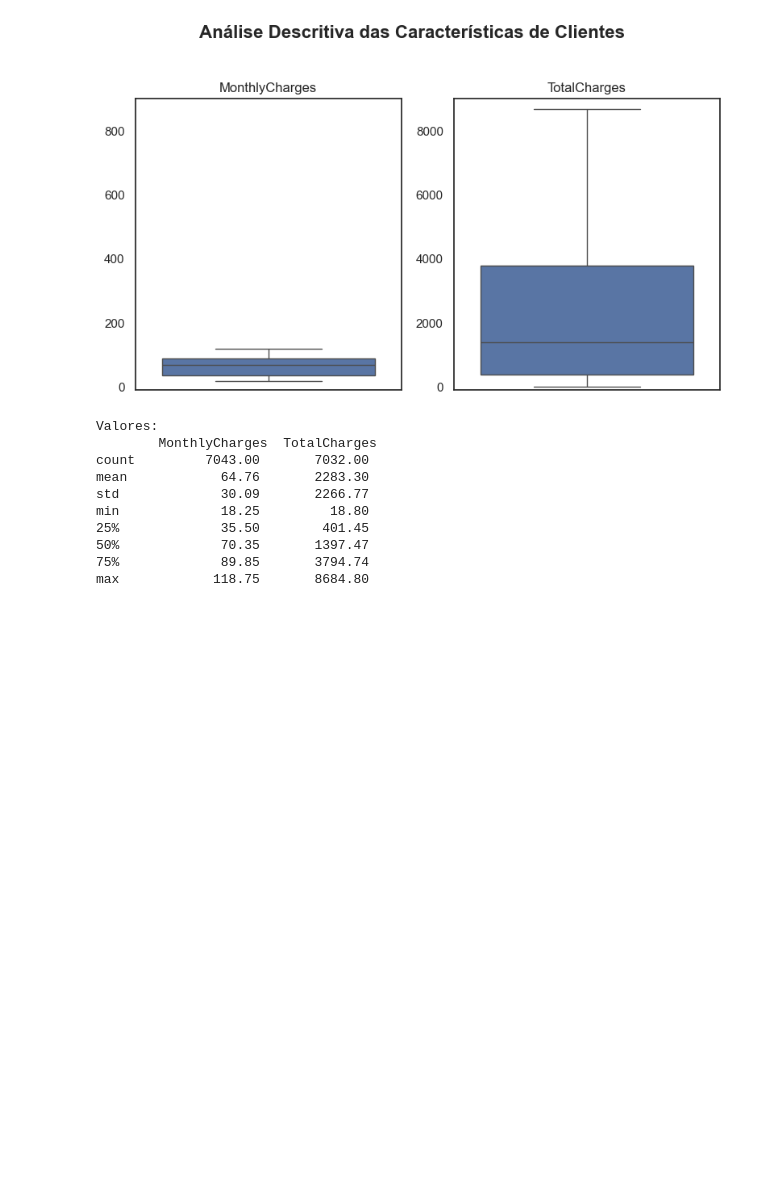
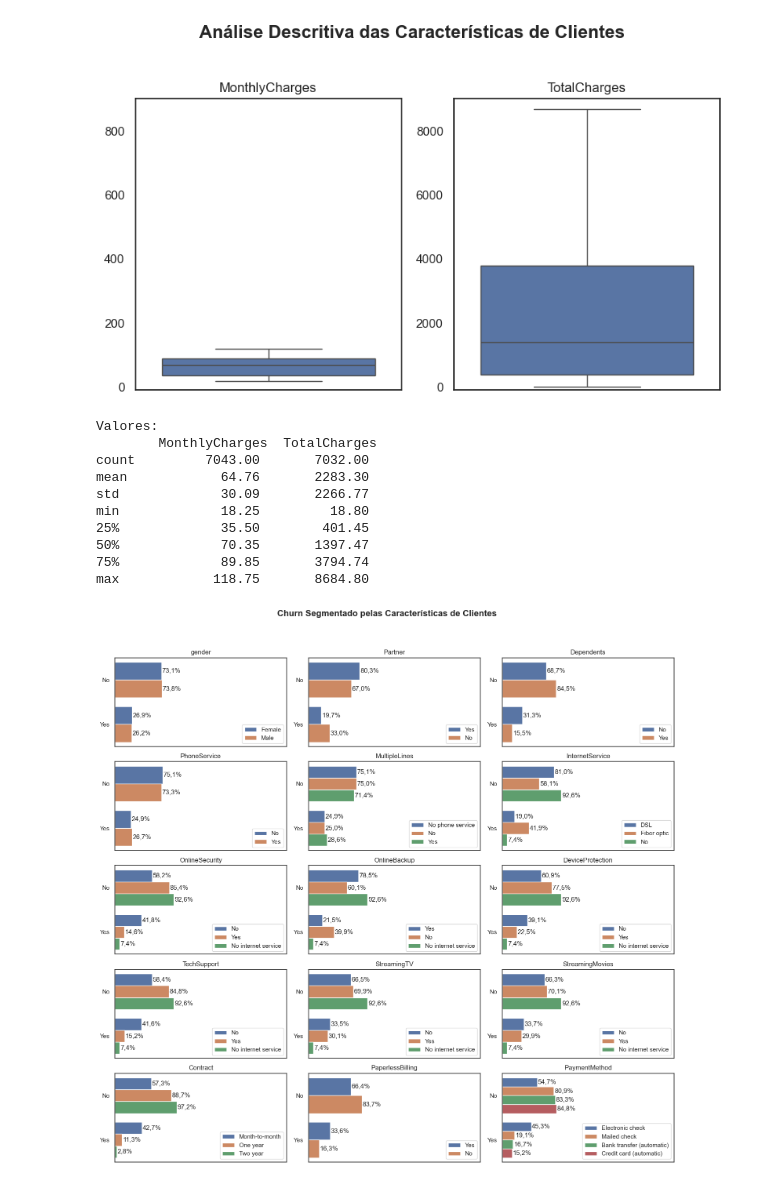
Before and after one commit to donikurtz/ChurnAnalysis-Telco, a Jupyter notebook: 01_analise_dados.ipynb, the cells around one changed output. Saved outputs shown, nothing was run; the diff lists cells and outputs as text; code cells hidden in the pictures; blank space fills up the shorter version.

```diff
--- a/01_analise_dados.ipynb
+++ b/01_analise_dados.ipynb
@@ -166,3 +166,60 @@ min             18.25         18.80
 50%             70.35       1397.47
 75%             89.85       3794.74
 max            118.75       8684.80
+# %%
+
+sns.set(style="white")
+
+# Lista de todas as colunas que deseja plotar
+todas_colunas = df.dtypes[(df.dtypes == 'object')&(df.dtypes.index != 'customerID')&(df.dtypes.index != 'Churn')].index
+num_cols = 3  # Número de colunas por linha
+
+# Criando a figura e os subplots (eixos) com duas linhas e três colunas
+fig, ax = plt.subplots(nrows=ceil(len(todas_colunas)/num_cols), ncols=num_cols, figsize=(15, 15))
+
+# Iterando sobre todas as colunas e criando um gráfico para cada uma
+for i, coluna in enumerate(todas_colunas):
+    row = i // num_cols  # Determina a linha atual
+    col = i % num_cols   # Determina a coluna atual
+
+    df_cat = pd.DataFrame(index=df['Churn'].value_counts().index)
+
+    for categ in df[coluna].unique():
+        df_cat = df_cat.join(pd.DataFrame(df['Churn'][df[coluna]==categ].value_counts(normalize=True))).rename(columns={'proportion':categ})
+
+    df_melted = df_cat.reset_index().melt(id_vars='Churn', var_name='cat', value_name='Proportion')
+
+    sns.barplot(data=df_melted, y='Churn', x='Proportion', hue='cat', orient='h', ax=ax[row, col])
+
+    # Obtendo a altura de cada barra, que é necessária para calcular a posição y do texto
+    bar_height = ax[row, col].patches[0].get_height() / 2
+
+    # Loop sobre as barras para adicionar os rótulos de texto
+    for bar in ax[row, col].patches:
+        # Apenas adicionar texto se a largura da barra (o valor) for maior que zero
+        if bar.get_width() > 0:
+            # O valor a ser impresso como rótulo
+            value = f'{bar.get_width() * 100:.1f}%'.replace('.', ',')
+
+            # Coordenadas x e y para o texto
+            x = bar.get_width()
+            y = bar.get_y() + bar_height
+
+            # Adicionando o texto ao gráfico
+            ax[row, col].text(x + 0.01, y, value, va='center')
+
+    # Ajustando a legenda
+    ax[row, col].legend(title='', loc='lower right')
+    ax[row, col].set_xlim(0, 2.7)
+    ax[row, col].set_title(coluna)
+    ax[row, col].set_ylabel('')
+    ax[row, col].set_xlabel('')
+    ax[row, col].get_xaxis().set_visible(False)
+
+# Adicionando um título geral acima de todos os subplots
+fig.suptitle('Churn Segmentado pelas Características de Clientes', fontsize=16, fontweight='bold')
+
+plt.tight_layout(rect=[0, 0.03, 1, 0.95])  # Ajusta o layout para dar espaço para o suptitle
+plt.show()
+# %% [output]
+[figure, added]
```
